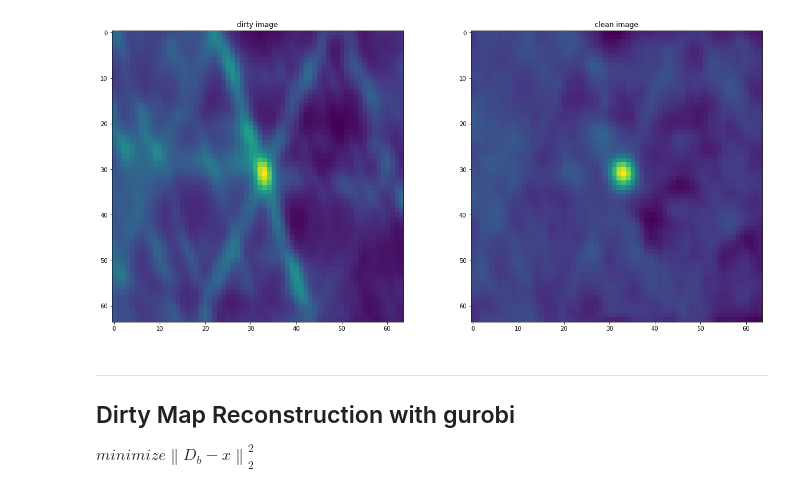
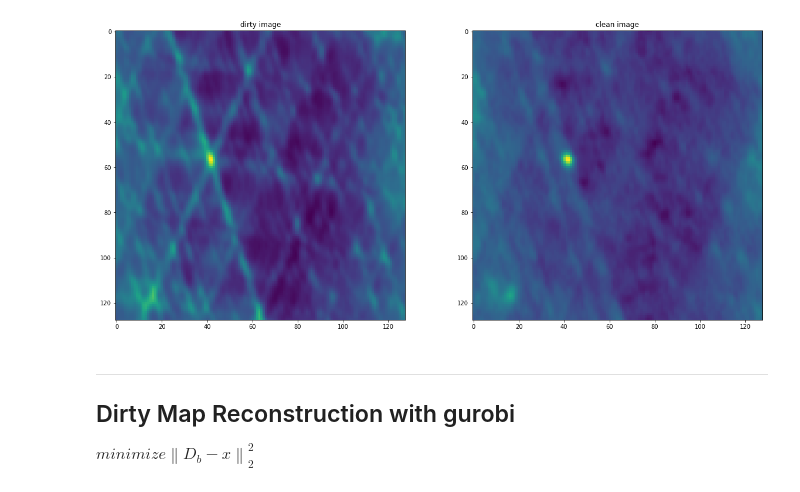
Before and after one commit to lord-blueberry/p7-cs, a Jupyter notebook: sandbox/00-cs-dirty.ipynb, the cells around one changed output. Saved outputs shown, nothing was run; the diff lists cells and outputs as text; code cells hidden in the pictures.

```diff
--- a/sandbox/00-cs-dirty.ipynb
+++ b/sandbox/00-cs-dirty.ipynb
@@ -63,18 +63,18 @@ def convolve2d_circular(D, psf):
     return convolve
 # %%
 #folder = "./img-csv/test_64.64/"
-folder = "./img-csv/sun.flare00_64.64/"
-#folder = "./img-csv/sun.center00_128.128/"
+#folder = "./img-csv/sun.flare00_64.64/"
+folder = "./img-csv/sun.center00_128.128/"
 #folder = "./img-csv/nova00_128.128/"
 
 dirty_map = np.genfromtxt(folder+'dirty.csv', delimiter=',')
 psf_map = np.genfromtxt(folder+'psf.csv', delimiter=',')
 clean_map = np.genfromtxt(folder+'clean.csv', delimiter=',')
 model_map = np.genfromtxt(folder+'model.csv', delimiter=',')
 
 plot_comparison(dirty_map, 'dirty image', clean_map, 'clean image')
 # %% [output]
-[figure, old version]
+[figure, new version]
 # %% [markdown]
 ***
 
```
Also changed, not shown: parts of 13 cells of this notebook.
